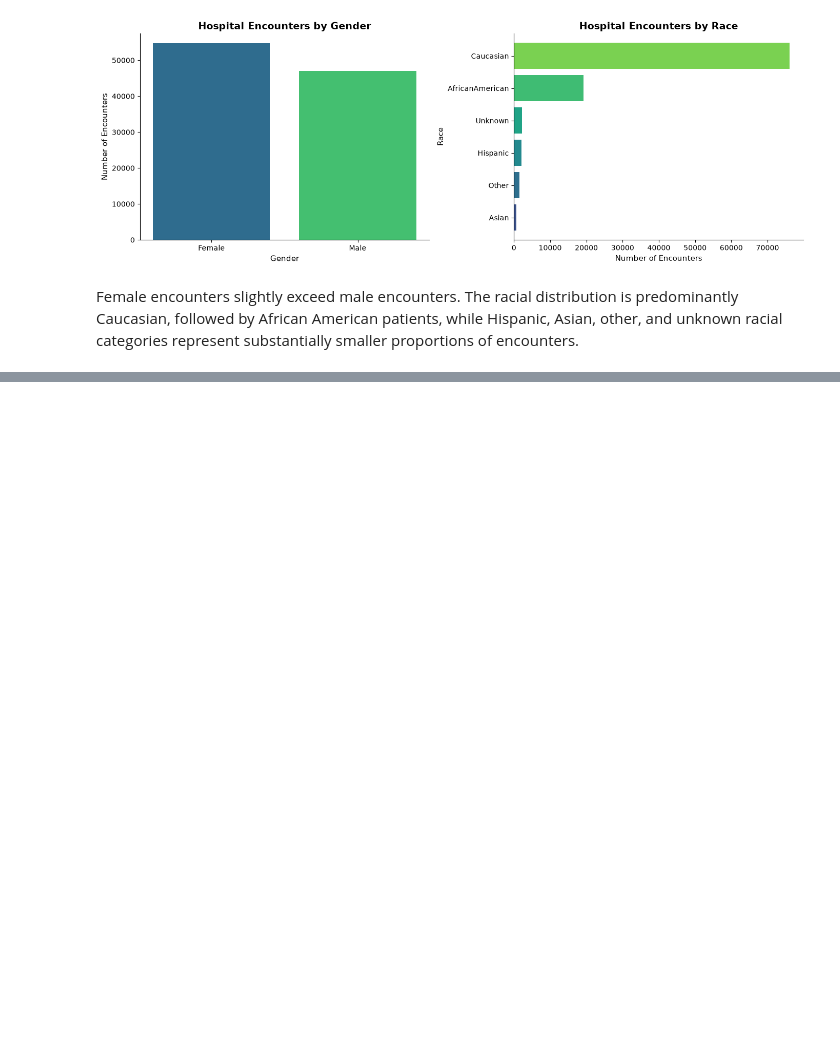
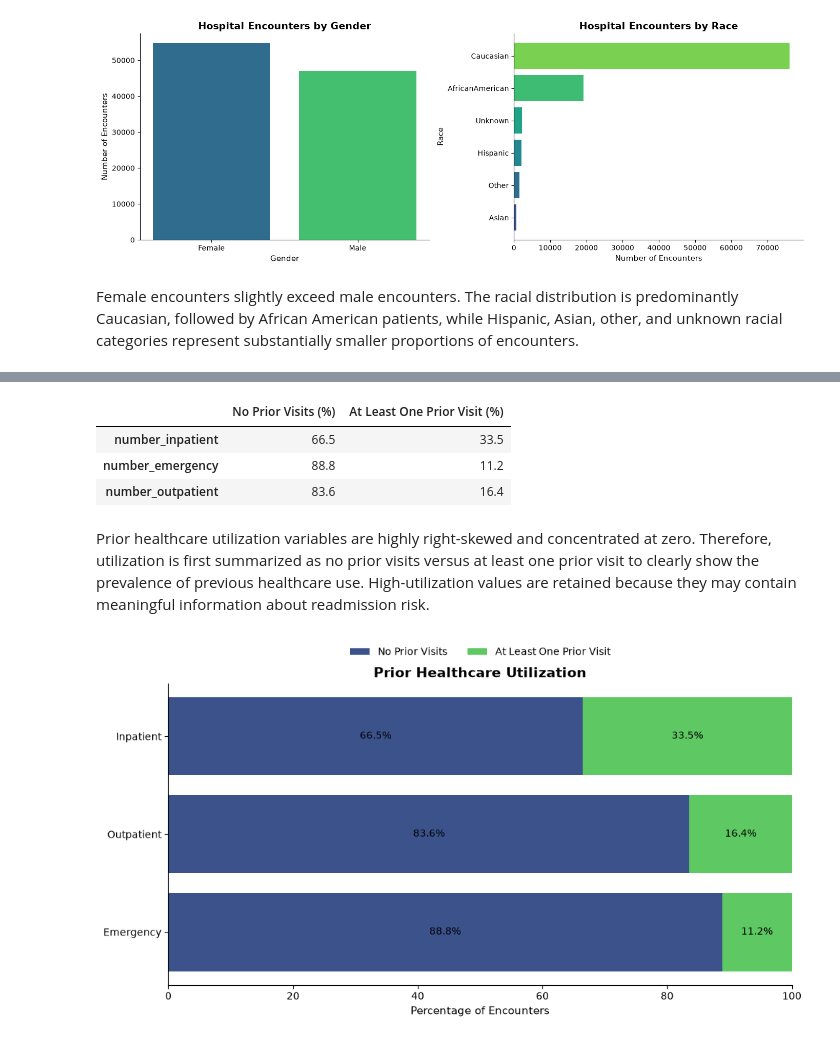
Before and after one commit to byegond-beep/hospital-readmission-resource-allocation-analytics, a Jupyter notebook: notebooks/03_exploratory_data_analysis.ipynb, the cells around one changed output, grey strips where cells are left out. Drawn from its saved outputs; the diff is of its cells as text; code cells hidden in the pictures; blank space fills up the shorter version.

Commit message:
Univariate analysis, cleaned data, mapped data update

```diff
--- a/notebooks/03_exploratory_data_analysis.ipynb
+++ b/notebooks/03_exploratory_data_analysis.ipynb
@@ -206,0 +211,8 @@ Female encounters slightly exceed male encounters. The racial distribution is pr
+# %%
+utilization_cols = [
+    "number_inpatient",
+    "number_emergency",
+    "number_outpatient"
+]
+
+df[utilization_cols].describe().T.round(2)
@@ -206,0 +224,69 @@ Female encounters slightly exceed male encounters. The racial distribution is pr
+# %%
+utilization_summary = pd.DataFrame({
+    "No Prior Visits (%)": (df[utilization_cols].eq(0).mean() * 100).round(1),
+    "At Least One Prior Visit (%)": (df[utilization_cols].gt(0).mean() * 100).round(1)
+})
+
+utilization_summary
+# %% [output]
+|  | No Prior Visits (%) | At Least One Prior Visit (%) |
+| number_inpatient | 66.5 | 33.5 |
+| number_emergency | 88.8 | 11.2 |
+| number_outpatient | 83.6 | 16.4 |
+# %% [markdown]
+Prior healthcare utilization variables are highly right-skewed and concentrated at zero. Therefore, utilization is first summarized as no prior visits versus at least one prior visit to clearly show the prevalence of previous healthcare use. High-utilization values are retained because they may contain meaningful information about readmission risk.
+# %%
+# Prepare data
+util_plot = utilization_summary.rename(index={
+    "number_inpatient": "Inpatient",
+    "number_outpatient": "Outpatient",
+    "number_emergency": "Emergency"
+}).reindex(["Inpatient", "Outpatient", "Emergency"])
+
+fig, ax = plt.subplots(figsize=(10, 5.5))
+
+# Plot stacked bars
+left = np.zeros(len(util_plot))
+
+for col, color in zip(util_plot.columns, [cmap(0.25), cmap(0.75)]):
+    values = util_plot[col].values
+
+    ax.barh(
+        util_plot.index,
+        values,
+        left=left,
+        color=color,
+        label=col.replace(" (%)", "")
+    )
+
+    for i, value in enumerate(values):
+        ax.text(
+            left[i] + value / 2,
+            i,
+            f"{value:.1f}%",
+            ha="center",
+            va="center"
+        )
+
+    left += values
+
+# Format
+ax.set(
+    xlim=(0, 100),
+    xlabel="Percentage of Encounters",
+    ylabel="",
+    title="Prior Healthcare Utilization"
+)
+
+ax.invert_yaxis()
+ax.legend(
+    loc="upper center",
+    bbox_to_anchor=(0.5, 1.15),
+    ncol=2,
+    frameon=False
+)
+
+plt.tight_layout()
+plt.show()
+# %% [output]
+[figure, added]
```
Also changed, not shown: parts of 10 cells of this notebook, 2 other files.
